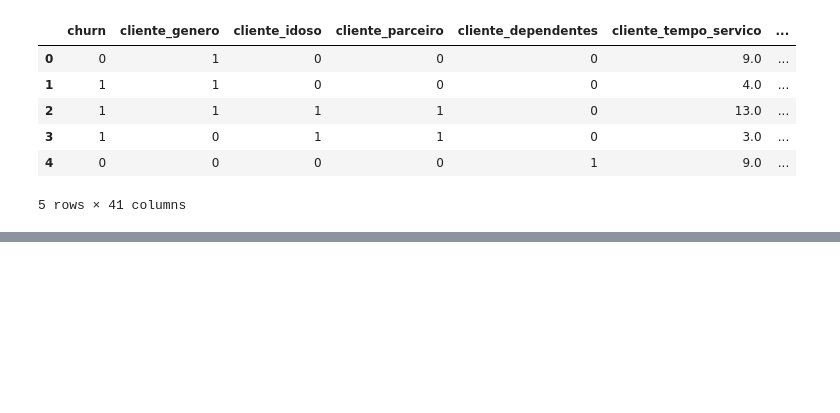
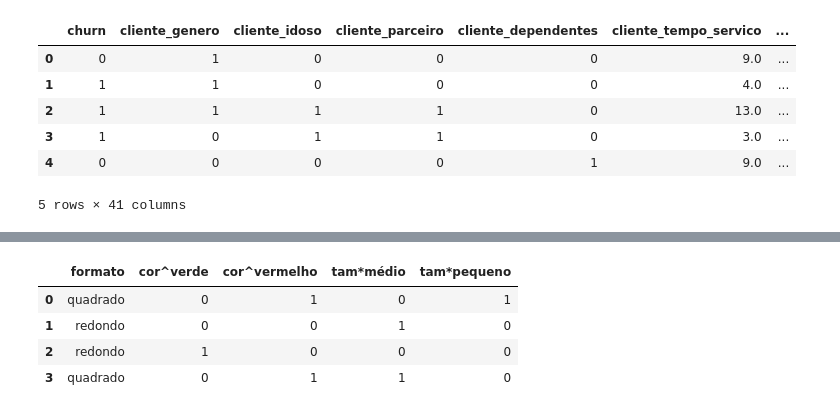
Before and after one commit to brnocesar/learning-data-analysis, a Jupyter notebook: pandas/pandas_2024_5_limpeza_tratamendo.ipynb, the cells around one changed output, grey strips where cells are left out. Cells and saved outputs as stored; diff of their text form; code cells hidden in the pictures; blank space fills up the shorter version.

```diff
--- a/pandas/pandas_2024_5_limpeza_tratamendo.ipynb
+++ b/pandas/pandas_2024_5_limpeza_tratamendo.ipynb
@@ -1250,0 +1270,17 @@ df.head()
+# %%
+# Criando um DataFrame de exemplo
+df_ex = pd.DataFrame({'cor': ['vermelho', 'azul', 'verde', 'vermelho'],
+                   'tamanho': ['pequeno', 'médio', 'grande', 'médio'],
+                   'formato': ['quadrado', 'redondo', 'redondo', 'quadrado']})
+
+# Transformando as colunas categóricas em variáveis numéricas binárias
+df_dummies = pd.get_dummies(df_ex, columns=['cor', 'tamanho'], prefix=['cor', 'tam'], prefix_sep=['^', '*'], drop_first=True)
+
+# Exibindo o DataFrame resultante
+df_dummies
+# %% [output]
+|  | formato | cor^verde | cor^vermelho | tam*médio | tam*pequeno |
+| 0 | quadrado | 0 | 1 | 0 | 1 |
+| 1 | redondo | 0 | 0 | 1 | 0 |
+| 2 | redondo | 1 | 0 | 0 | 0 |
+| 3 | quadrado | 0 | 1 | 1 | 0 |
```
Also changed, not shown: parts of 4 cells of this notebook.
